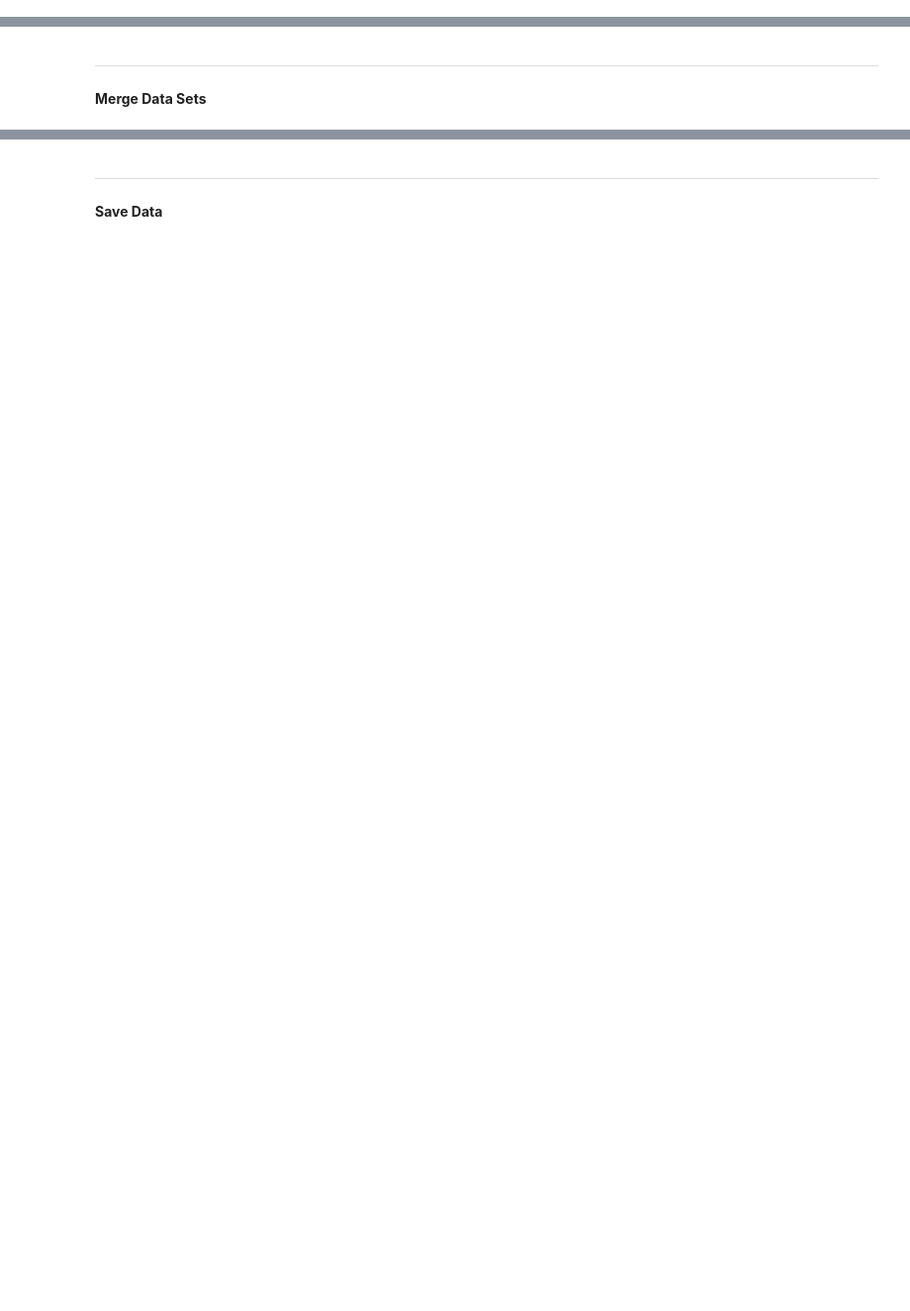
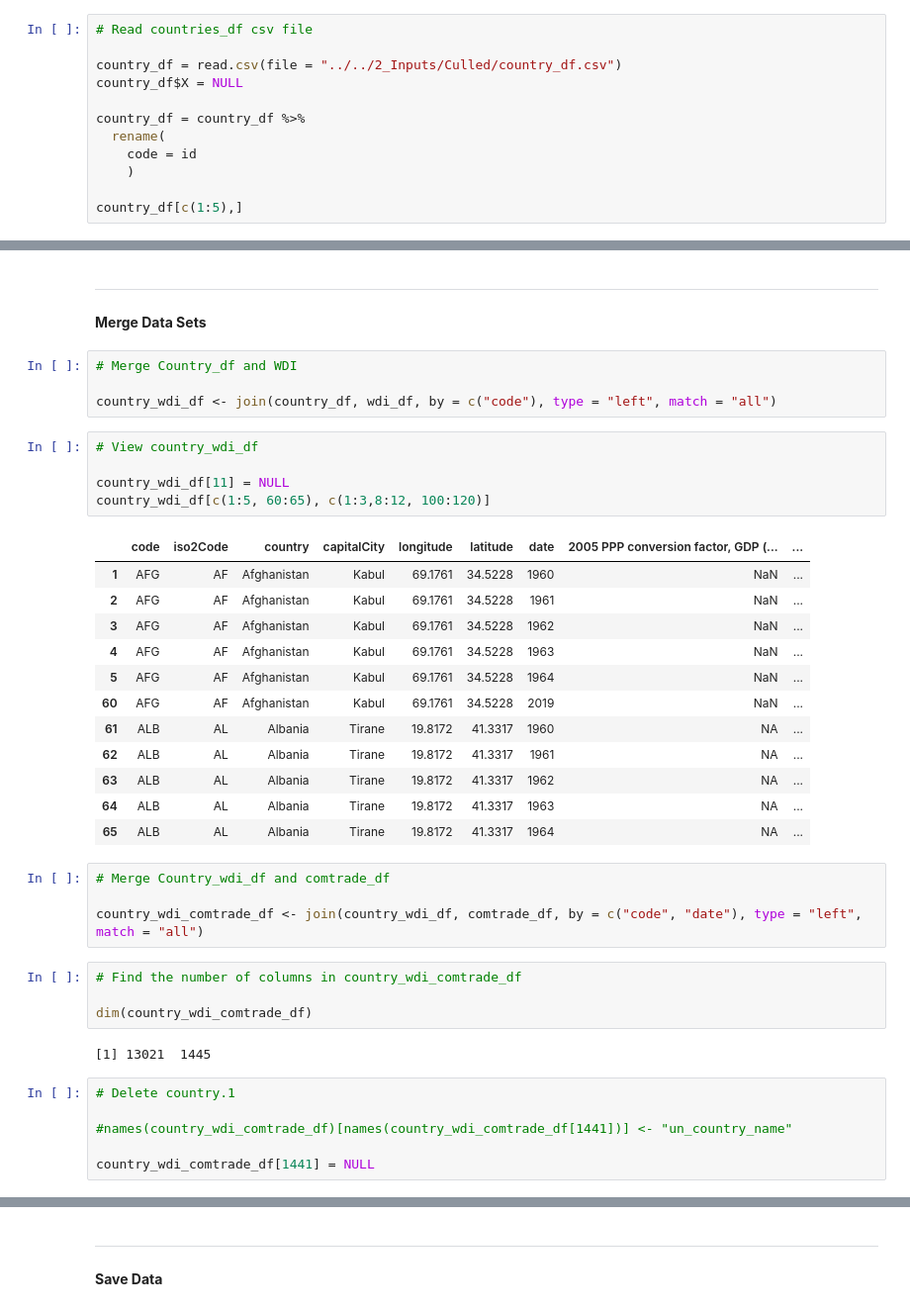
Before and after one commit to jake-w-schneider/SYPA, a Jupyter notebook: 1_Scripts/Harvard_SYPA/2_ETL.ipynb, the cells around one changed output, grey strips where cells are left out. Shown at 99% size. Cells and saved outputs as stored; diff of their text form; blank space fills up the shorter version.

```diff
--- a/1_Scripts/Harvard_SYPA/2_ETL.ipynb
+++ b/1_Scripts/Harvard_SYPA/2_ETL.ipynb
@@ -279,3 +279,15 @@ write.csv(comtrade_df, file = "../../2_Inputs/Culled/comtrade_df.csv")
 # %% [markdown]
 **Load Culled Countries List** <br>
 Culled from 1_API
+# %%
+# Read countries_df csv file
+
+country_df = read.csv(file = "../../2_Inputs/Culled/country_df.csv")
+country_df$X = NULL
+
+country_df = country_df %>%
+  rename(
+    code = id
+    )
+
+country_df[c(1:5),]
@@ -288,3 +383,41 @@ Culled from 1_API
 ---
 # %% [markdown]
 **Merge Data Sets**
+# %%
+# Merge Country_df and WDI
+
+country_wdi_df <- join(country_df, wdi_df, by = c("code"), type = "left", match = "all")
+# %%
+# View country_wdi_df
+
+country_wdi_df[11] = NULL
+country_wdi_df[c(1:5, 60:65), c(1:3,8:12, 100:120)]
+# %% [output]
+|  | code | iso2Code | country | capitalCity | longitude | latitude | date | 2005 PPP conversion factor, GDP (... | ... |
+| 1 | AFG | AF | Afghanistan | Kabul | 69.1761 | 34.5228 | 1960 | NaN | ... |
+| 2 | AFG | AF | Afghanistan | Kabul | 69.1761 | 34.5228 | 1961 | NaN | ... |
+| 3 | AFG | AF | Afghanistan | Kabul | 69.1761 | 34.5228 | 1962 | NaN | ... |
+| 4 | AFG | AF | Afghanistan | Kabul | 69.1761 | 34.5228 | 1963 | NaN | ... |
+| 5 | AFG | AF | Afghanistan | Kabul | 69.1761 | 34.5228 | 1964 | NaN | ... |
+| 60 | AFG | AF | Afghanistan | Kabul | 69.1761 | 34.5228 | 2019 | NaN | ... |
+| 61 | ALB | AL | Albania | Tirane | 19.8172 | 41.3317 | 1960 | NA | ... |
+| 62 | ALB | AL | Albania | Tirane | 19.8172 | 41.3317 | 1961 | NA | ... |
+| 63 | ALB | AL | Albania | Tirane | 19.8172 | 41.3317 | 1962 | NA | ... |
+| 64 | ALB | AL | Albania | Tirane | 19.8172 | 41.3317 | 1963 | NA | ... |
+| 65 | ALB | AL | Albania | Tirane | 19.8172 | 41.3317 | 1964 | NA | ... |
+# %%
+# Merge Country_wdi_df and comtrade_df
+
+country_wdi_comtrade_df <- join(country_wdi_df, comtrade_df, by = c("code", "date"), type = "left", match = "all")
+# %%
+# Find the number of columns in country_wdi_comtrade_df
+
+dim(country_wdi_comtrade_df)
+# %% [output]
+[1] 13021  1445
+# %%
+# Delete country.1
+
+#names(country_wdi_comtrade_df)[names(country_wdi_comtrade_df[1441])] <- "un_country_name"
+
+country_wdi_comtrade_df[1441] = NULL
```
Also changed, not shown: parts of 12 cells of this notebook, 8 other files.
